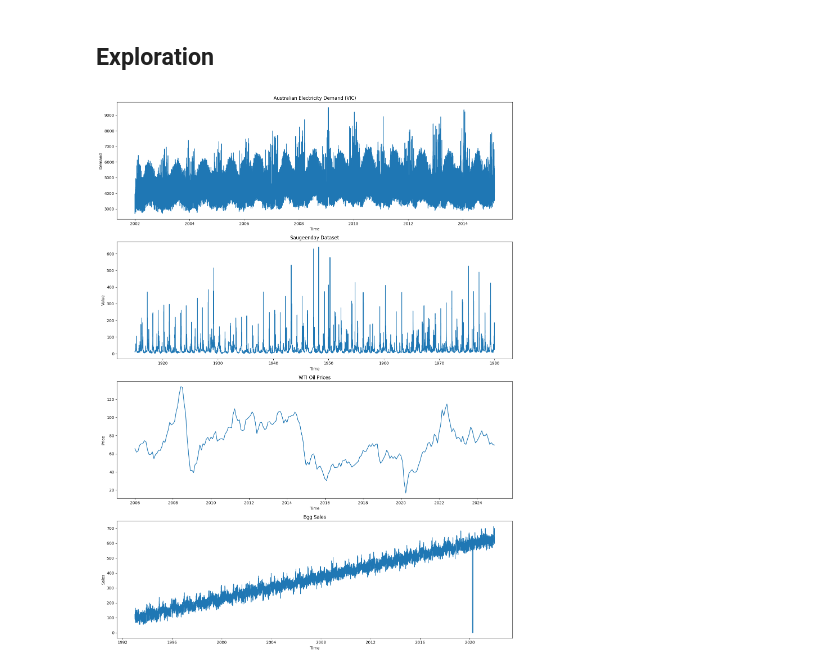
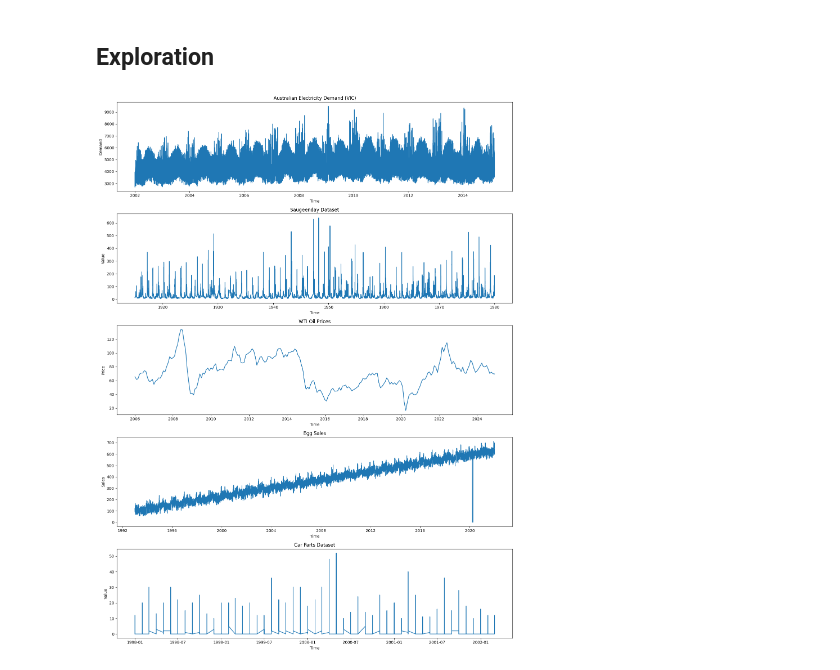
Before and after one commit to rafabarros95/Time-Series-Forecasting, a Jupyter notebook: datagetter.ipynb, the cells around one changed output. Saved outputs shown, nothing was run; the diff lists cells and outputs as text; code cells hidden in the pictures.

Commit message:
add new Dataset ( 5th one )

```diff
--- a/datagetter.ipynb
+++ b/datagetter.ipynb
@@ -13,8 +13,8 @@ def load_dataset(file_path, delimiter=';'):
     else:
         return pd.read_csv(file_path, delimiter=delimiter)
 # %%
-dataset_path = './data/'
-dataset_names = ['australian_electricity_demand_dataset.tsf','saugeenday_dataset.tsf', 'wti_oil_dataset.csv', 'train_egg_sales.csv']
+dataset_path = './Datasets/'
+dataset_names = ['australian_electricity_demand_dataset.tsf','saugeenday_dataset.tsf', 'wti_oil_dataset.csv', 'train_egg_sales.csv', 'car_parts_dataset_without_missing_values.tsf']
 # %% [markdown]
 ## Australien Electricity Dateset
 # %%
@@ -109,0 +112,16 @@ memory usage: 165.6 KB
+# %%
+# Load the car parts TSF dataset
+car_parts_dataset = load_dataset(dataset_path + dataset_names[4])
+# Unpack as DataFrame, flatten multiindex if present
+car_parts_df = car_parts_dataset[0]['series_value'].reset_index()
+# If there’s a 'state' or similar, filter here (else skip)
+# car_parts_df = car_parts_df[car_parts_df['state'] == 'YOUR_FILTER']  # Only if relevant
+
+# Rename columns
+car_parts_df = car_parts_df.rename(columns={'series_value': 'y', 'timestamp': 'ds'})
+car_parts_df = car_parts_df[['ds', 'y']]
+car_parts_df['ds'] = pd.to_datetime(car_parts_df['ds'])
+car_parts_df = car_parts_df.sort_values('ds')
+
+car_parts_df.info()
+car_parts_df.head()
@@ -111,40 +145,46 @@ memory usage: 165.6 KB
 ## Exploration
 # %%
 import matplotlib.pyplot as plt
-import seaborn as sns
+#import seaborn as sns
 
 # Set style and figure size
 plt.rcParams['figure.figsize'] = [15, 10]
 
 # Create subplots
-fig, axes = plt.subplots(4, 1, figsize=(15, 20))
+fig, axes = plt.subplots(5, 1, figsize=(15, 20))
 
 # Plot Australian Electricity Demand
 axes[0].plot(australian_electricity_demand_df['ds'], australian_electricity_demand_df['y'])
 axes[0].set_title('Australian Electricity Demand (VIC)')
 axes[0].set_xlabel('Time')
 axes[0].set_ylabel('Demand')
 
 # Plot Saugeenday Dataset
 axes[1].plot(saugeen_river_df['ds'], saugeen_river_df['y'])
 axes[1].set_title('Saugeenday Dataset')
 axes[1].set_xlabel('Time')
 axes[1].set_ylabel('Value')
 
 # Plot WTI Oil Dataset
 axes[2].plot(wti_oil_df['ds'], wti_oil_df['y'])
 axes[2].set_title('WTI Oil Prices')
 axes[2].set_xlabel('Time')
 axes[2].set_ylabel('Price')
 
 # Plot Egg Sales Dataset
 axes[3].plot(egg_sales_df['ds'], egg_sales_df['y'])
 axes[3].set_title('Egg Sales')
 axes[3].set_xlabel('Time')
 axes[3].set_ylabel('Sales')
 
+# Plot Car Parts Dataset
+axes[4].plot(car_parts_df['ds'], car_parts_df['y'])
+axes[4].set_title('Car Parts Dataset')
+axes[4].set_xlabel('Time')
+axes[4].set_ylabel('Value')
+
 # Adjust layout
 plt.tight_layout()
 plt.show()
 # %% [output]
-[figure, old version]
+[figure, new version]
```
Also changed, not shown: parts of 2 cells of this notebook.
